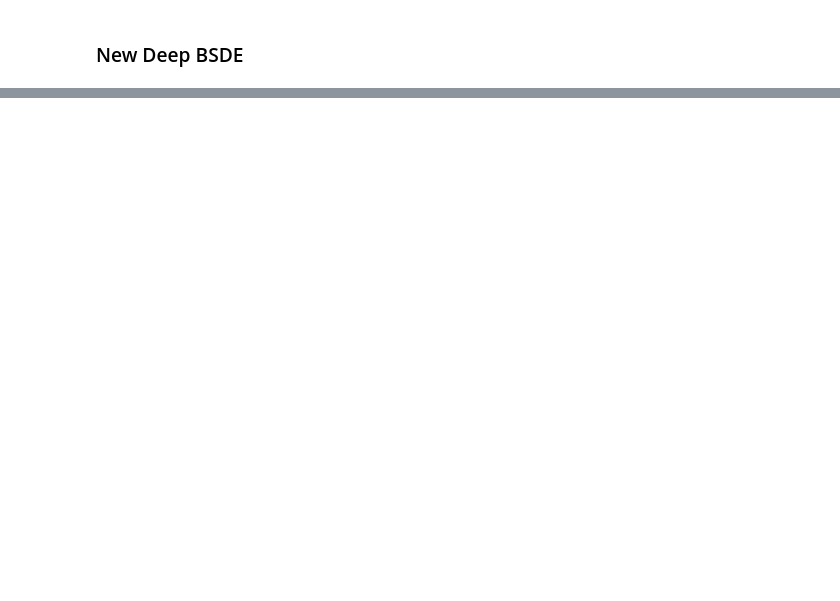
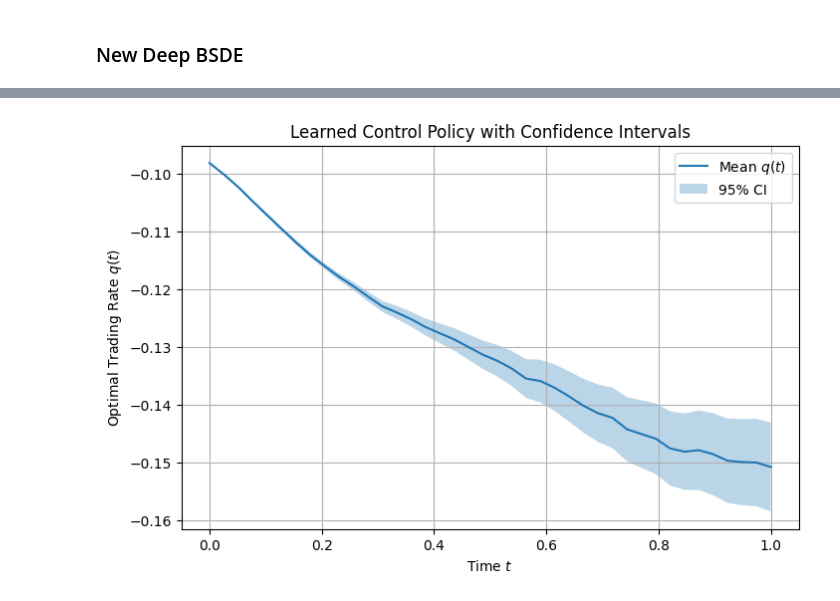
Before and after one commit to alexander-dybdahl/optimal-execution-electricity-markets, a Jupyter notebook: deep_bsde_new.ipynb, the cells around one changed output, grey strips where cells are left out. Cells and saved outputs as stored; diff of their text form; code cells hidden in the pictures; blank space fills up the shorter version.

```diff
--- a/deep_bsde_new.ipynb
+++ b/deep_bsde_new.ipynb
@@ -257,0 +363,21 @@ plt.show()
+# %%
+import matplotlib.pyplot as plt
+
+all_qs = simulate_multiple_control_trajectories(model, n_paths=1000)
+timesteps = np.linspace(0, T, N)
+
+mean_q = all_qs.mean(axis=1)
+std_q = all_qs.std(axis=1)
+ci95 = 1.96 * std_q / np.sqrt(all_qs.shape[1])  # 95% CI
+
+plt.figure(figsize=(8,5))
+plt.plot(timesteps, mean_q, label="Mean $q(t)$")
+plt.fill_between(timesteps, mean_q - ci95, mean_q + ci95, alpha=0.3, label="95% CI")
+plt.xlabel("Time $t$")
+plt.ylabel("Optimal Trading Rate $q(t)$")
+plt.title("Learned Control Policy with Confidence Intervals")
+plt.grid(True)
+plt.legend()
+plt.show()
+# %% [output]
+[figure, added]
```
Also changed, not shown: parts of 9 cells of this notebook.
